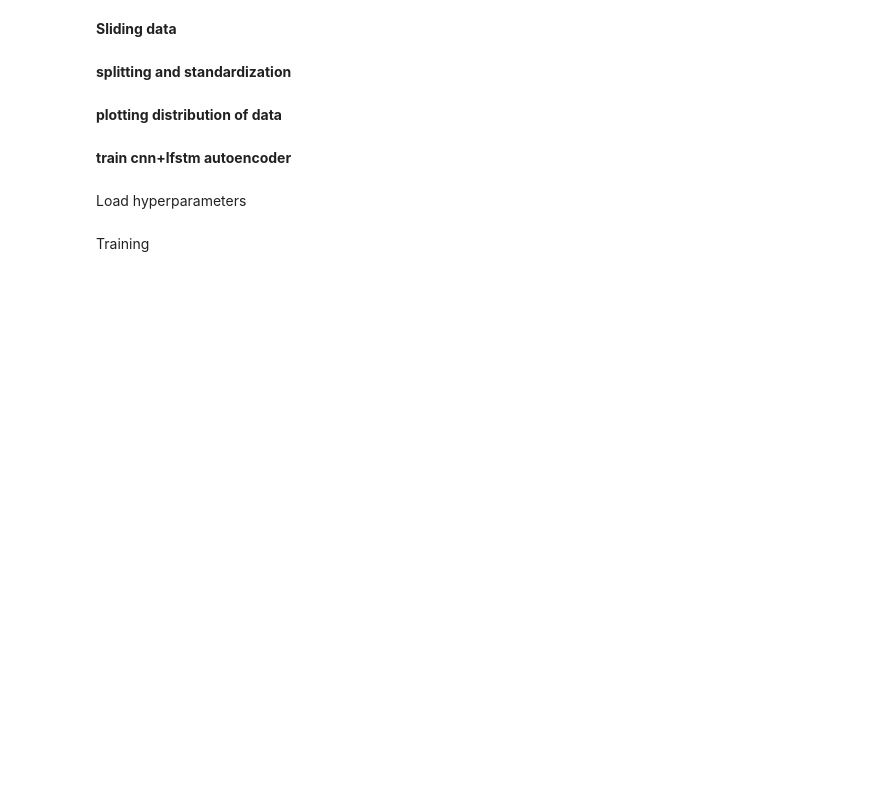
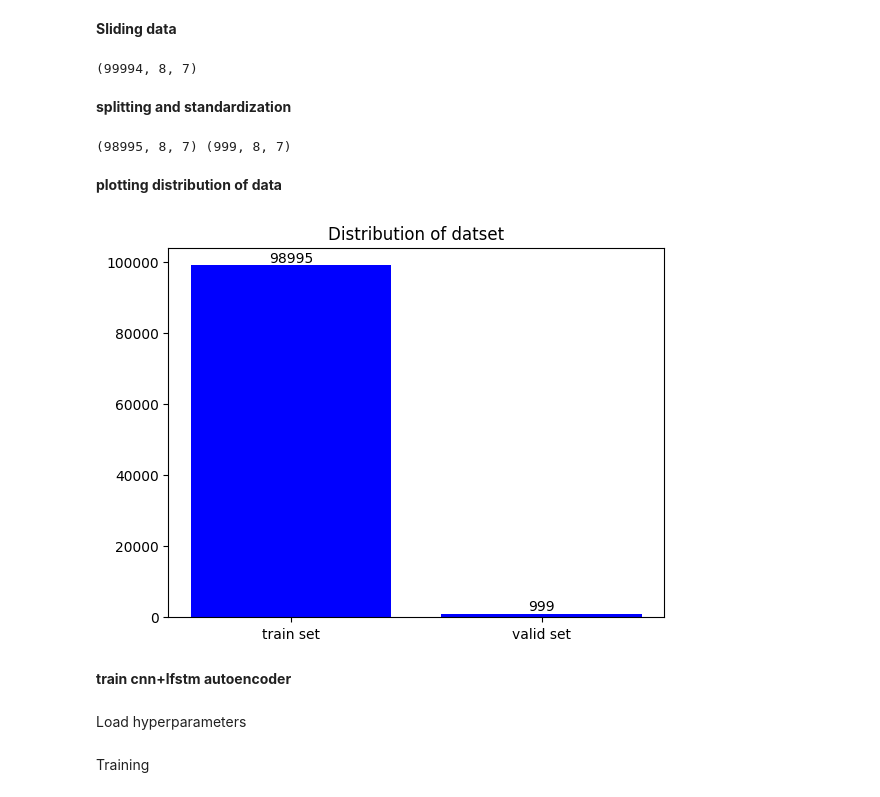
Before and after one commit to MajedNaN/TimeSeriesClassification, a Jupyter notebook: main2.ipynb, the cells around one changed output. Cells and saved outputs as stored; diff of their text form; code cells hidden in the pictures; blank space fills up the shorter version.

```diff
--- a/main2.ipynb
+++ b/main2.ipynb
@@ -11,11 +11,13 @@ from mylearner import *
 **Loading data**
 # %%
 data_folder = '/scratch/smartairsense/data/'
-
 csv_file = os.path.join(data_folder,'df_minimal_clean.csv')
-df = pd.read_csv(csv_file,usecols=['humidity_abs','temperature','tvoc','oxygen','co2','co','no2','o3'],dtype=np.float32)
-df_test = df.iloc[df.shape[0]-500:] ## to get better visualization on less focused data
-df = df.drop(index = df.index[df.shape[0]-500:])
+df_chunks = pd.read_csv(csv_file,chunksize=100000,usecols=['humidity_abs','temperature','tvoc','oxygen','co2','co','no2','o3'],dtype=np.float32)
+# %%
+for i,df in enumerate(df_chunks):
+    df.reset_index(drop=True,inplace= True)
+    df.columns=df.columns
+count = i+1
 # %% [markdown]
 **Missing values, drop NaN**
 # %%
@@ -41,22 +50,21 @@ stride = hyperparams['sample_segment']['stride']
 sliding_mode = hyperparams['sample_segment']['sliding_mode']
 
 X= sliding(seq_len,stride,df,mode=sliding_mode)
+print(X.shape)
+# %% [output]
+(99994, 8, 7)
 # %% [markdown]
 **splitting and standardization**
 # %%
 
 ###### splitting
 # splits = TrainValidTestSplitter(valid_size=0.1,test_size=0.1)(y) ##### we have test set here
-splits = TrainValidTestSplitter(valid_size=0.1)(X[:,0,0]) ##### we DON'T have test set here
+splits = TrainValidTestSplitter(valid_size=0.01)(X[:,0,0]) ##### we DON'T have test set here
 x_train = np.zeros(X[splits[0]].shape,dtype=np.float32)
 x_valid = np.zeros(X[splits[1]].shape,dtype=np.float32)
 # x_test = np.zeros(X[splits[2]].shape,dtype=np.float32)
 # y_test = y[splits[2]]
 
-#different test set
-### uses stride = 1 to check all time points
-x_test_ = sliding(seq_len,1,df_test,mode=sliding_mode)
-x_test = np.zeros(x_test_.shape,dtype=np.float32)
 #################
 scalers = {}
 for i in range(x_train.shape[1]): ## n_features
@@ -65,24 +73,27 @@ for i in range(x_train.shape[1]): ## n_features
     x_train[:, i, :] = scalers[i].transform((X[splits[0]])[:, i, :].reshape(-1,1)).reshape(x_train.shape[0],x_train.shape[-1])
     x_valid[:, i, :] = scalers[i].transform((X[splits[1]])[:, i, :].reshape(-1,1)).reshape(x_valid.shape[0],x_valid.shape[-1])
     # x_test[:, i, :] = scalers[i].transform((X[splits[2]])[:, i, :].reshape(-1,1)).reshape(x_test.shape[0],x_test.shape[-1]) ## from splitting
-    x_test[:, i, :] = scalers[i].transform((x_test_)[:, i, :].reshape(-1,1)).reshape(x_test.shape[0],x_test.shape[-1]) ## test set from outside
-print(x_train.shape,x_valid.shape,x_test.shape)
+print(x_train.shape,x_valid.shape)
+# %% [output]
+(98995, 8, 7) (999, 8, 7)
 # %% [markdown]
 **plotting distribution of data**
 # %%
-x_lbs = ['train set','valid set','test set']
-y_nmrs = [x_train.shape[0],x_valid.shape[0],x_test.shape[0]]
+x_lbs = ['train set','valid set']
+y_nmrs = [x_train.shape[0],x_valid.shape[0]]
 
 fig, ax = plt.subplots()
 ind = np.arange(len(y_nmrs))  # the x locations for the groups
 bars = ax.bar(ind, y_nmrs, color="blue")
 ax.set_xticks(ind)
 ax.set_xticklabels(x_lbs, minor=False)
 plt.title('Distribution of datset')
 # plt.xlabel('x')
 # plt.ylabel('y')
 ax.bar_label(bars)
 plt.show()
+# %% [output]
+[figure, added]
 # %% [markdown]
 **train cnn+lfstm autoencoder**
 # %% [markdown]
```
Also changed, not shown: parts of 7 cells of this notebook, 2 other files.
